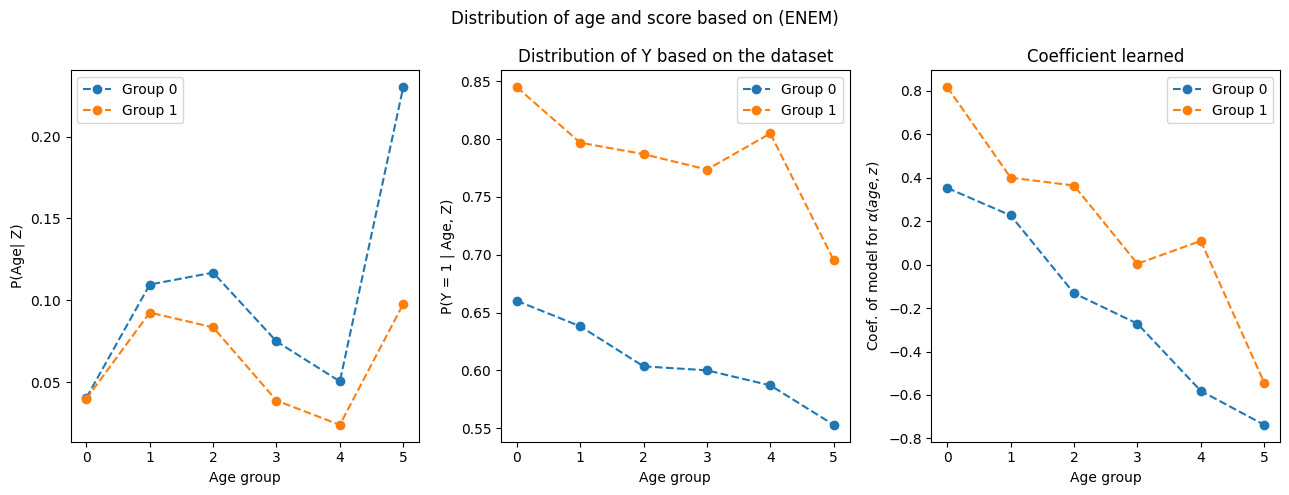
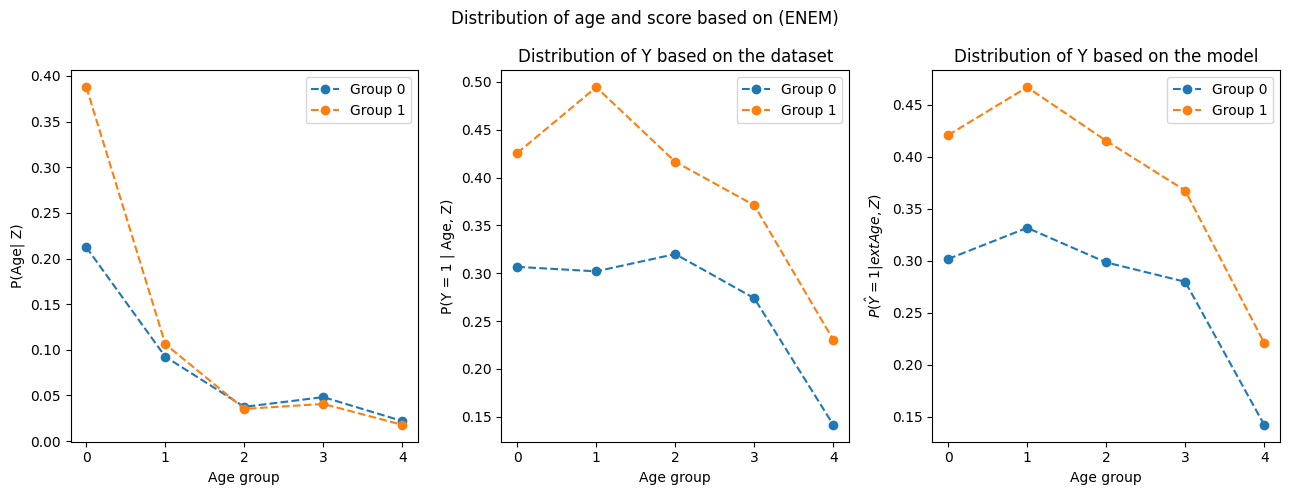
The notebook cell's code change between the first figure and the second:
--- before
+++ after
@@ -25,8 +25,18 @@
 
 
-coef_groups = model.coef_[0][:2*nc].reshape(2, nc)
+predictions = model.predict_proba(X_data)[:, 1]
 
+# calculate predictions per group and age
 for i in range(2):
-    axs[2].plot(coef_groups[i], label=f"Group {i}", linestyle='--', marker="o")
+    p_y = np.zeros(nc)
+    for c in range(nc):
+        p_y[c] = np.mean(predictions[(Z == i) & (X_age[:, c] == 1)])
+
+    axs[2].plot(p_y, linestyle = "--", marker = "o",  label = f"Group {i}")
+
+#coef_groups = model.coef_[0][3:2*nc+3].reshape(2, nc)
+
+#for i in range(2):
+#    axs[2].plot(coef_groups[i], label=f"Group {i}", linestyle='--', marker="o")
 
 
@@ -35,6 +45,6 @@
     axs[i].legend()
 
-axs[2].set_title("Coefficient learned")
-axs[2].set_ylabel("Coef. of model for $\\alpha(age, z)$")
+axs[2].set_ylabel("$P(\hat Y = 1 | \text{Age}, Z)$")
+axs[2].set_title("Distribution of Y based on the model")
 
 plt.tight_layout()

Commit: feat: improved enem model